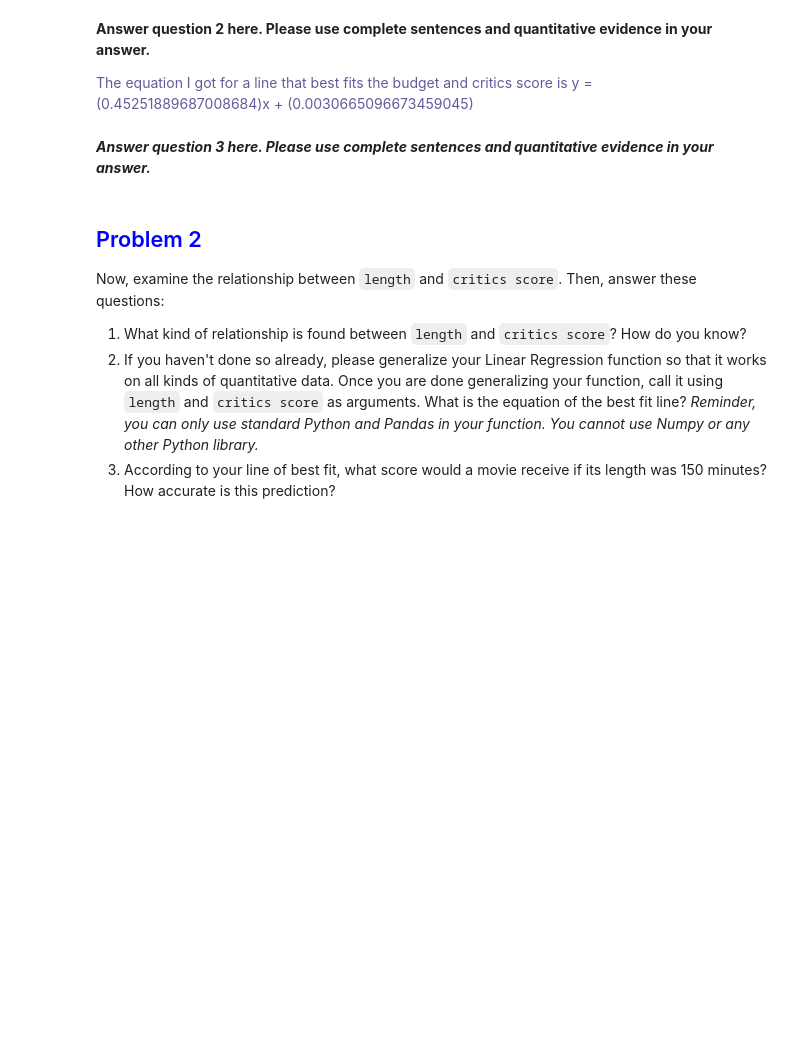
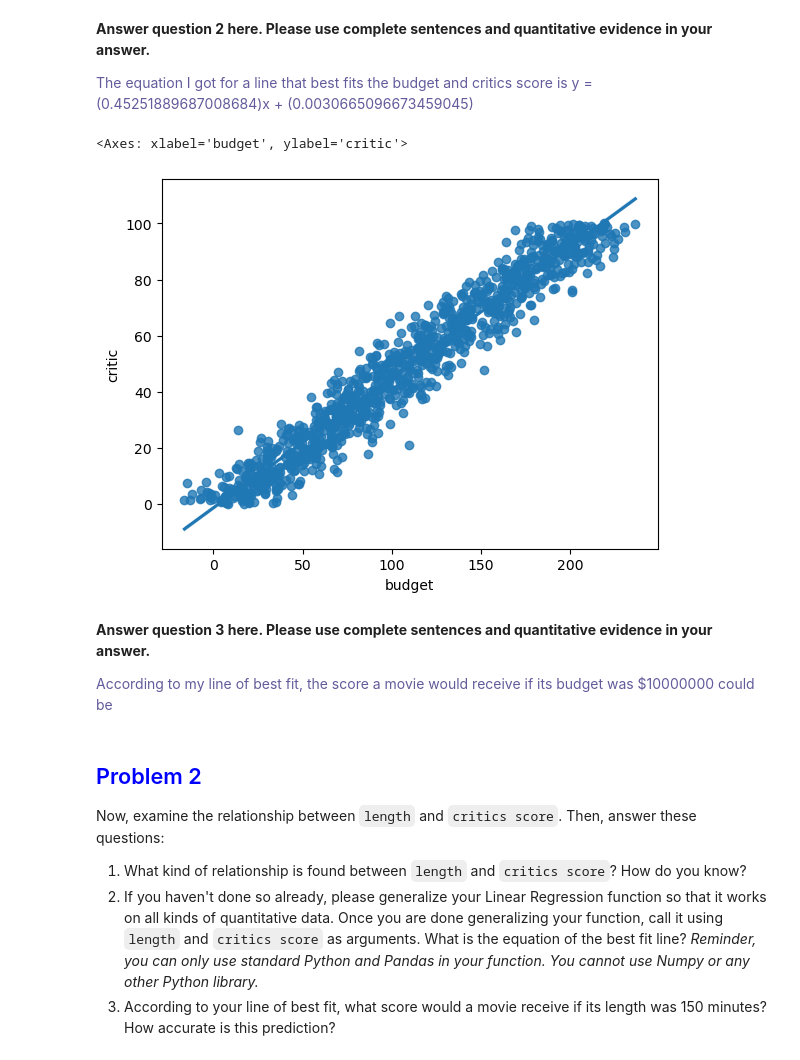
Before and after one commit to Asiandra/Artificial_Intelligence, a Jupyter notebook: Semester 1/Problem Set Linear Regression/Problem Set Linear Regression.ipynb, the cells around one changed output. Cells and saved outputs as stored; diff of their text form; code cells hidden in the pictures; blank space fills up the shorter version.

```diff
--- a/Semester 1/Problem Set Linear Regression/Problem Set Linear Regression.ipynb
+++ b/Semester 1/Problem Set Linear Regression/Problem Set Linear Regression.ipynb
@@ -88,5 +84,11 @@ linreg(df, 'budget', 'critic', 150)
+# %%
+sns.regplot(data=df, x="budget", y="critic")
+# %% [output]
+<Axes: xlabel='budget', ylabel='critic'>
+[figure, added]
 # %% [markdown]
-***Answer question 3 here. Please use complete sentences and quantitative evidence in your answer.***
+<p><b>Answer question 3 here. Please use complete sentences and quantitative evidence in your answer.</b></p>
+<p style="font-family: Georgia; color: #635b9b;">According to my line of best fit, the score a movie would receive if its budget was $10000000 could be</p>
 # %% [markdown]
 ## <span style="color:blue">Problem 2</span>
 Now, examine the relationship between `length` and `critics score`. Then, answer these questions:
```
Also changed, not shown: parts of 8 cells of this notebook.
